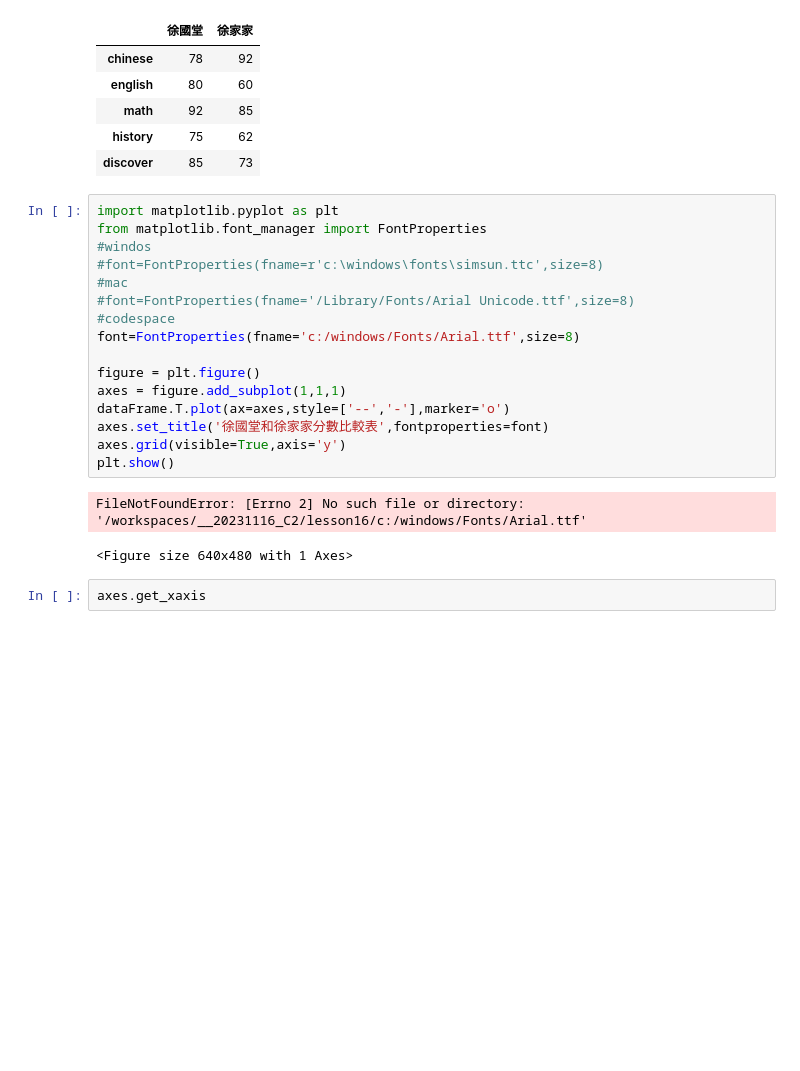
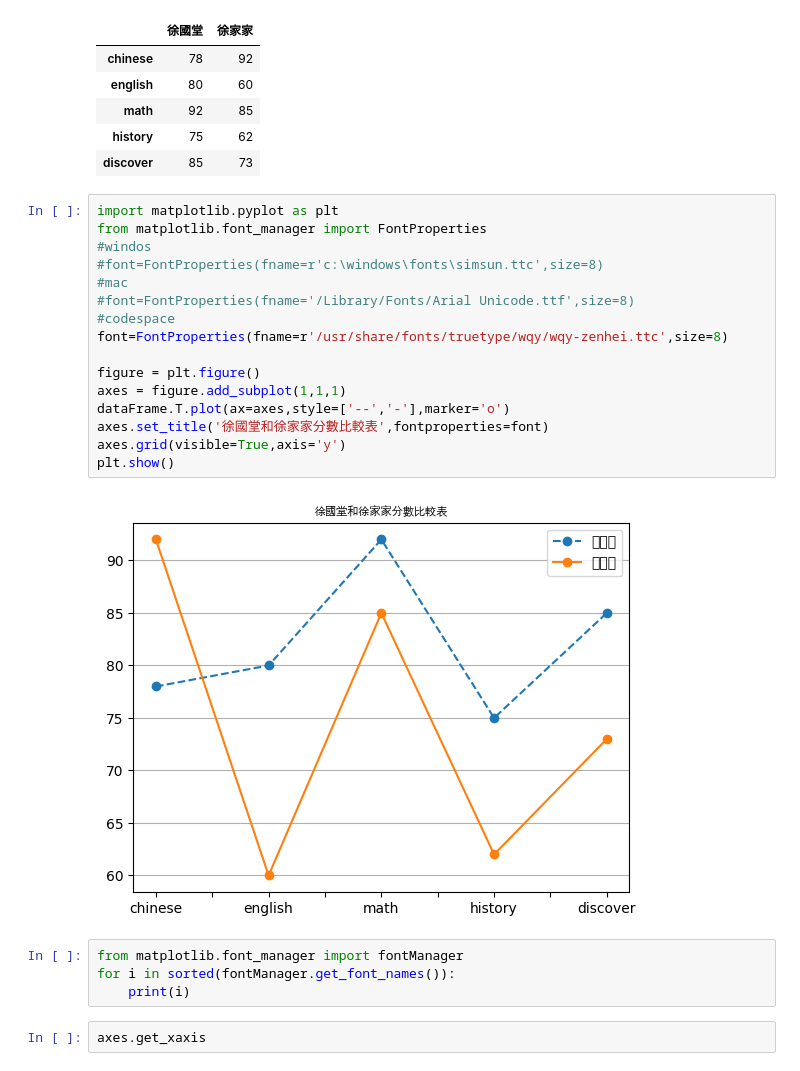
Before and after one commit to bear-1226/__20231116_C2, a Jupyter notebook: lesson16/lesson16_3.ipynb, the cells around one changed output. Cells and saved outputs as stored; diff of their text form; blank space fills up the shorter version.

```diff
--- a/lesson16/lesson16_3.ipynb
+++ b/lesson16/lesson16_3.ipynb
@@ -17,21 +17,24 @@ display(dataFrame.T)
 # %%
 import matplotlib.pyplot as plt
 from matplotlib.font_manager import FontProperties
 #windos
 #font=FontProperties(fname=r'c:\windows\fonts\simsun.ttc',size=8)
 #mac
 #font=FontProperties(fname='/Library/Fonts/Arial Unicode.ttf',size=8)
 #codespace
-font=FontProperties(fname='c:/windows/Fonts/Arial.ttf',size=8)
+font=FontProperties(fname=r'/usr/share/fonts/truetype/wqy/wqy-zenhei.ttc',size=8)
 
 figure = plt.figure()
 axes = figure.add_subplot(1,1,1)
 dataFrame.T.plot(ax=axes,style=['--','-'],marker='o')
 axes.set_title('徐國堂和徐家家分數比較表',fontproperties=font)
 axes.grid(visible=True,axis='y')
 plt.show()
 # %% [output]
-FileNotFoundError: [Errno 2] No such file or directory: '/workspaces/__20231116_C2/lesson16/c:/windows/Fonts/Arial.ttf'
-<Figure size 640x480 with 1 Axes>
+[figure, added]
+# %%
+from matplotlib.font_manager import fontManager
+for i in sorted(fontManager.get_font_names()):
+    print(i)
 # %%
 axes.get_xaxis
```
